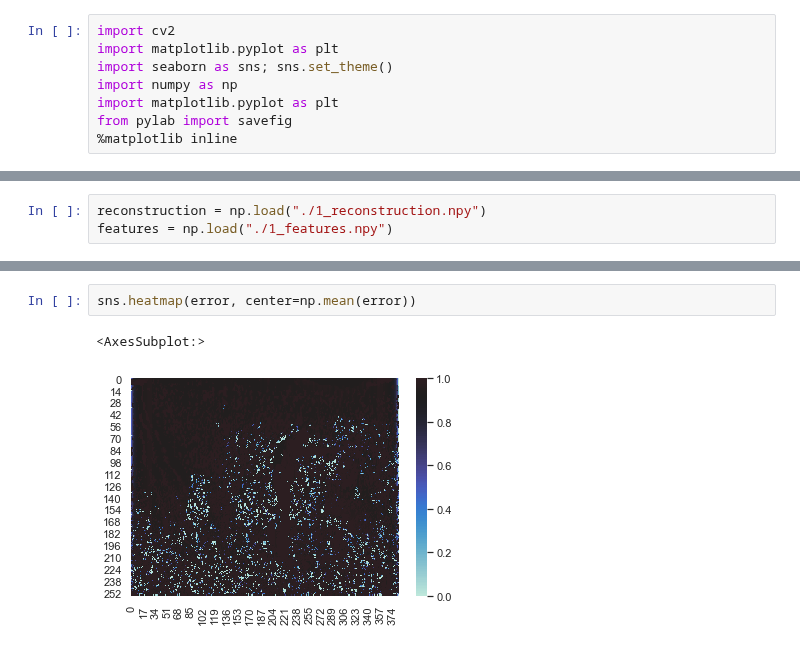
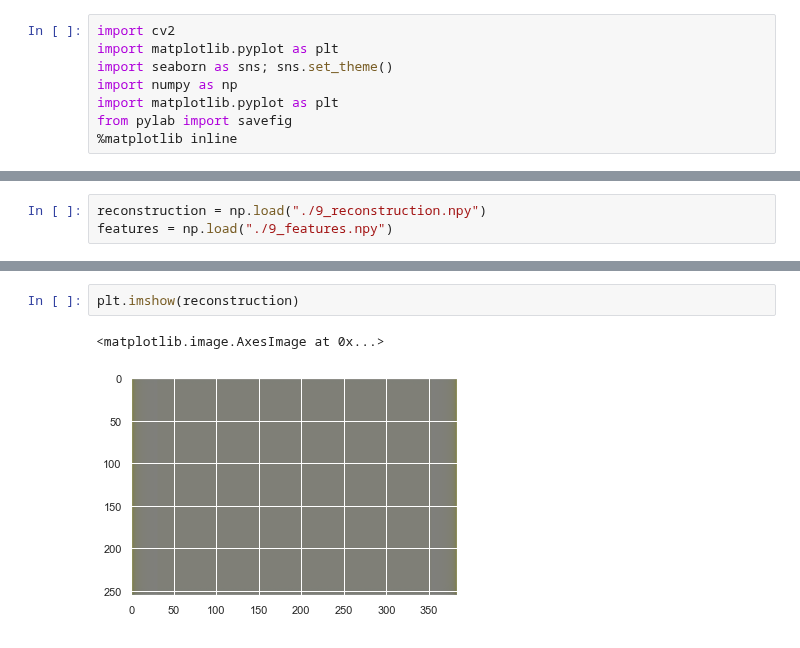
Before and after one commit to geoffroyO/sVae, a Jupyter notebook: src/img_test/test_results.ipynb, the cells around one changed output, grey strips where cells are left out. Cells and saved outputs as stored; diff of their text form.

```diff
--- a/src/img_test/test_results.ipynb
+++ b/src/img_test/test_results.ipynb
@@ -19,3 +15,3 @@ plt.imsave("./11.jpg", noisy, format='jpg')
 # %%
-reconstruction = np.load("./1_reconstruction.npy")
-features = np.load("./1_features.npy")
+reconstruction = np.load("./9_reconstruction.npy")
+features = np.load("./9_features.npy")
@@ -33,5 +18,5 @@ plt.imshow(error)
-# %%
-sns.heatmap(error, center=np.mean(error))
-# %% [output]
-<AxesSubplot:>
-[figure, removed]
+# %%
+plt.imshow(reconstruction)
+# %% [output]
+<matplotlib.image.AxesImage at 0x...>
+[figure, added]
```
Also changed, not shown: parts of 5 cells of this notebook, 1 other file.
